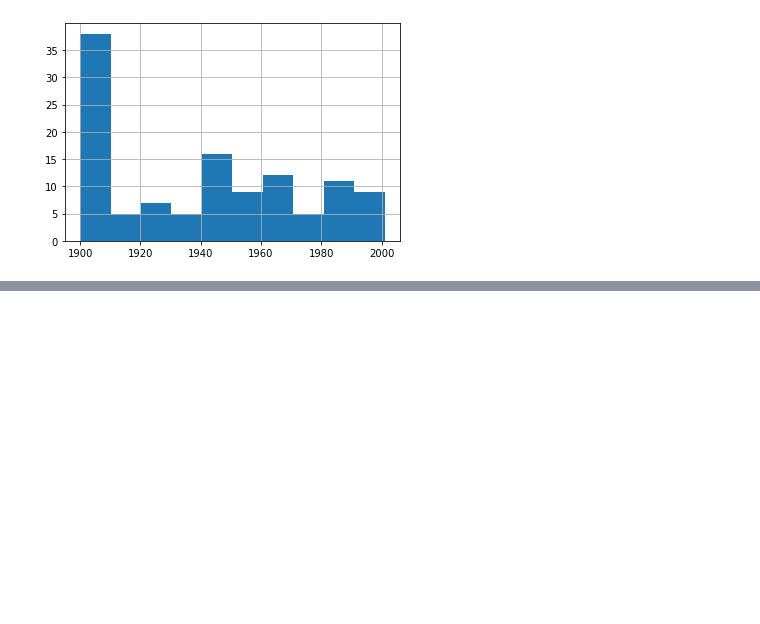
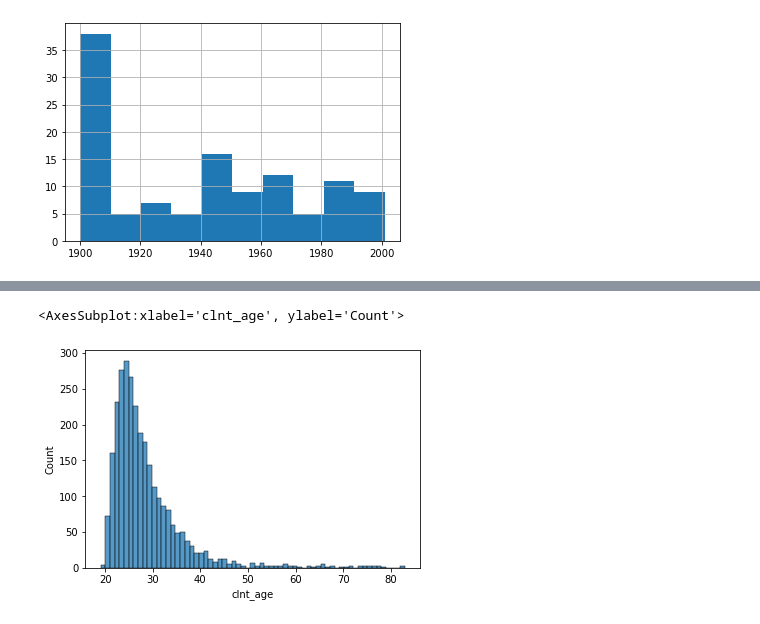
Before and after one commit to valpaq/some_competitions, a Jupyter notebook: ODS VTB/Untitled.ipynb, the cells around one changed output, grey strips where cells are left out. Saved outputs shown, nothing was run; the diff lists cells and outputs as text; code cells hidden in the pictures; blank space fills up the shorter version.

```diff
--- a/ODS VTB/Untitled.ipynb
+++ b/ODS VTB/Untitled.ipynb
@@ -150,0 +177,5 @@ memory usage: 10.7 MB
+# %%
+sns.histplot(crm_data.clnt_age)
+# %% [output]
+<AxesSubplot:xlabel='clnt_age', ylabel='Count'>
+[figure, added]
```
Also changed, not shown: parts of 42 cells of this notebook.
